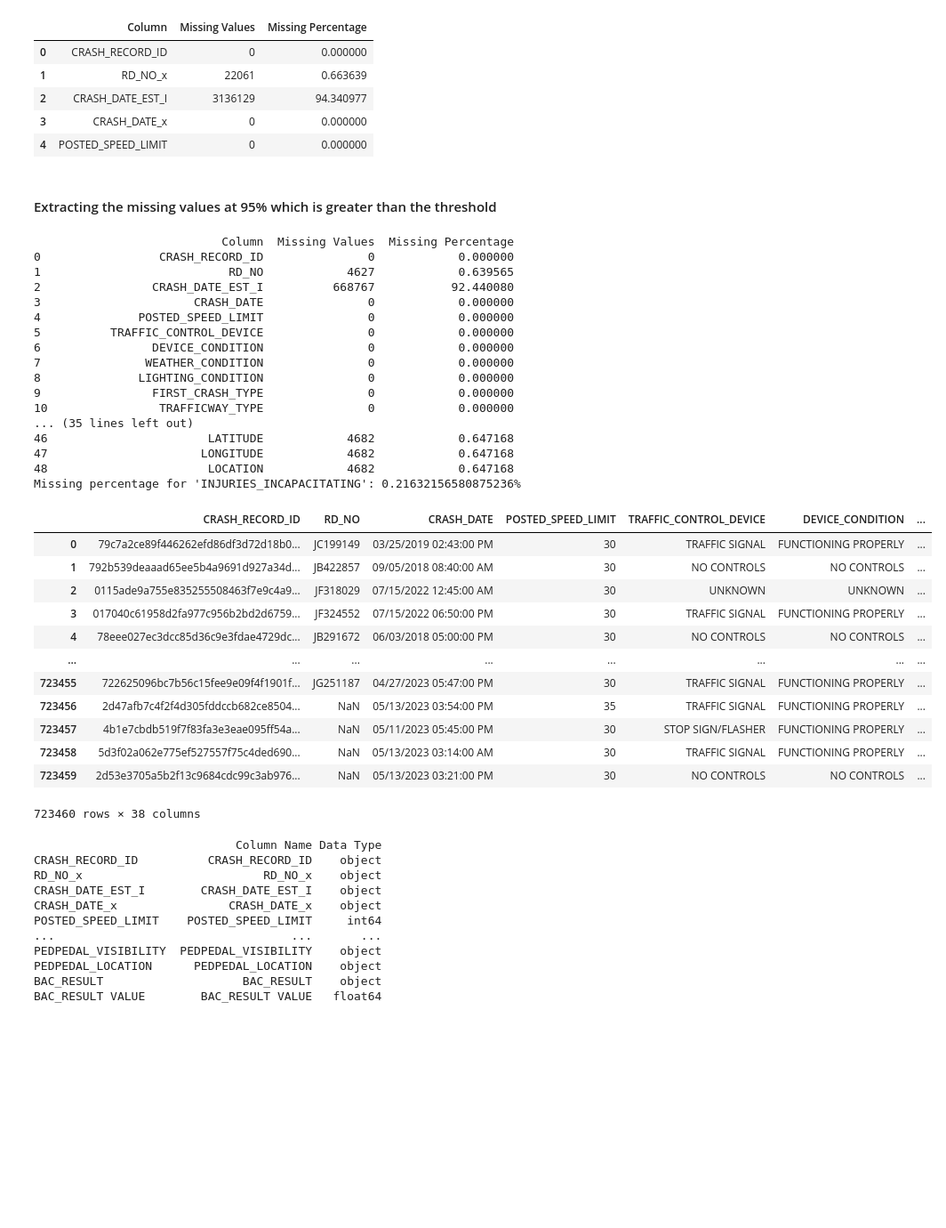
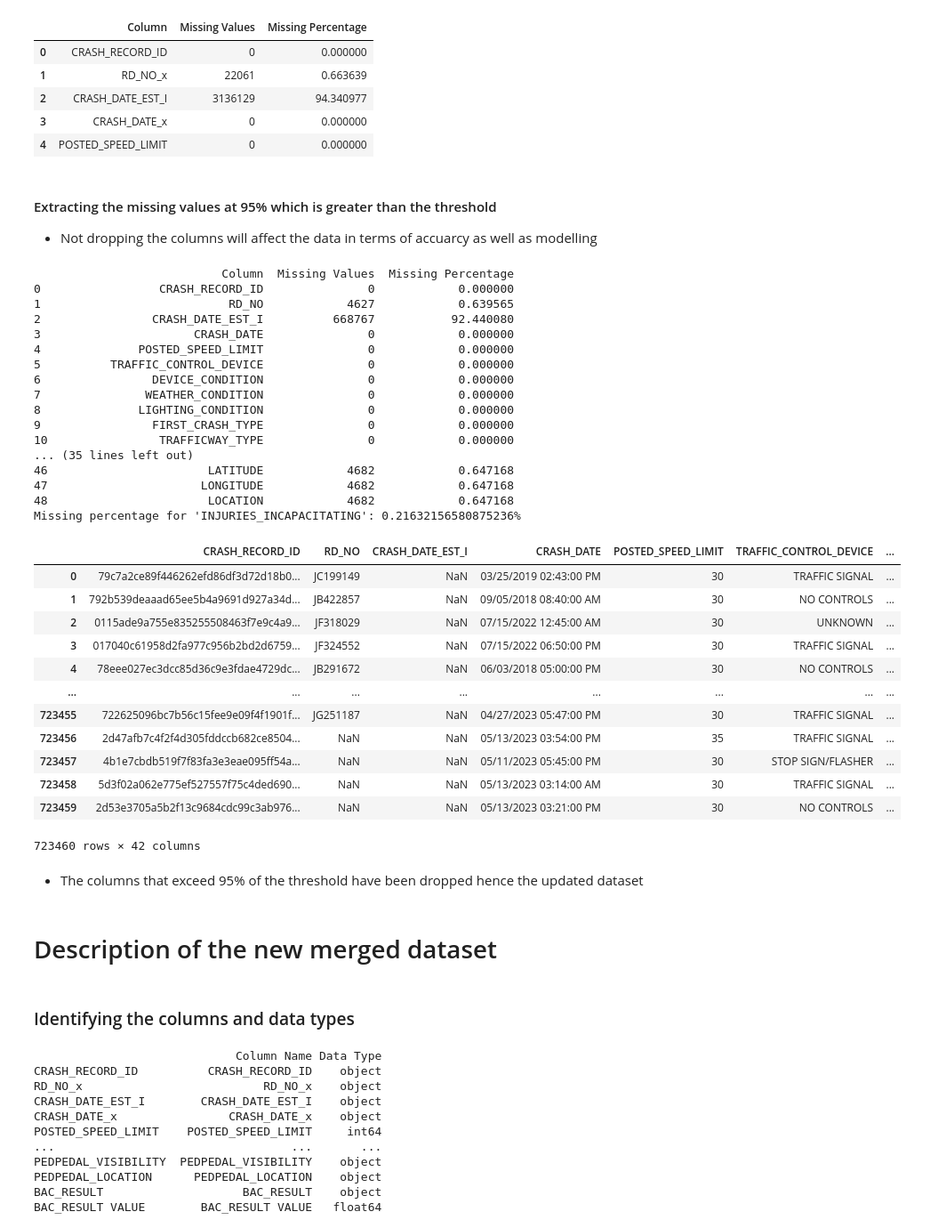
Before and after one commit to Edna722/ML-Projcet, a Jupyter notebook: Chicago notebook.ipynb, the cells around one changed output. Shown at 89% size. Cells and saved outputs as stored; diff of their text form; code cells hidden in the pictures; blank space fills up the shorter version.

```diff
--- a/Chicago notebook.ipynb
+++ b/Chicago notebook.ipynb
@@ -143,6 +147,7 @@ missing_data.head()
 | 4 | POSTED_SPEED_LIMIT | 0 | 0.000000 |
 # %% [markdown]
 #### Extracting the missing values at 95% which is greater than the threshold
+- Not dropping the columns will affect the data in terms of accuarcy as well as modelling
 # %%
 def extract_missing_values(dataset, threshold, column_to_keep):
     # Calculate the missing values and percentages
@@ -171,47 +176,53 @@ column_to_keep = ['PEDPEDAL_VISIBILITY']
 missing_data = calculate_missing_values(crashes)
 
 # Print the missing_data dataframe to inspect the missing values and percentages
 print(missing_data)
 
 # Check the missing percentage specifically for the 'INJURIES_INCAPACITATING' column
 missing_percentage_incapacitating = missing_data.loc[missing_data['Column'] == 'INJURIES_INCAPACITATING', 'Missing Percentage'].values[0]
 print(f"Missing percentage for 'INJURIES_INCAPACITATING': {missing_percentage_incapacitating}%")
 
 # Extract the columns with missing values exceeding 95% while retaining the specified columns
-modified_data = extract_missing_values(crashes, 10, column_to_keep)
+modified_data = extract_missing_values(crashes, 95, column_to_keep)
 
 modified_data
 # %% [output]
                            Column  Missing Values  Missing Percentage
 0                 CRASH_RECORD_ID               0            0.000000
 1                           RD_NO            4627            0.639565
 2                CRASH_DATE_EST_I          668767           92.440080
 3                      CRASH_DATE               0            0.000000
 4              POSTED_SPEED_LIMIT               0            0.000000
 5          TRAFFIC_CONTROL_DEVICE               0            0.000000
 6                DEVICE_CONDITION               0            0.000000
 7               WEATHER_CONDITION               0            0.000000
 8              LIGHTING_CONDITION               0            0.000000
 9                FIRST_CRASH_TYPE               0            0.000000
 10                TRAFFICWAY_TYPE               0            0.000000
 ... (35 lines left out)
 46                       LATITUDE            4682            0.647168
 47                      LONGITUDE            4682            0.647168
 48                       LOCATION            4682            0.647168
 Missing percentage for 'INJURIES_INCAPACITATING': 0.21632156580875236%
-|  | CRASH_RECORD_ID | RD_NO | CRASH_DATE | POSTED_SPEED_LIMIT | TRAFFIC_CONTROL_DEVICE | DEVICE_CONDITION | ... |
-| 0 | 79c7a2ce89f446262efd86df3d72d18b0... | JC199149 | 03/25/2019 02:43:00 PM | 30 | TRAFFIC SIGNAL | FUNCTIONING PROPERLY | ... |
-| 1 | 792b539deaaad65ee5b4a9691d927a34d... | JB422857 | 09/05/2018 08:40:00 AM | 30 | NO CONTROLS | NO CONTROLS | ... |
-| 2 | 0115ade9a755e835255508463f7e9c4a9... | JF318029 | 07/15/2022 12:45:00 AM | 30 | UNKNOWN | UNKNOWN | ... |
-| 3 | 017040c61958d2fa977c956b2bd2d6759... | JF324552 | 07/15/2022 06:50:00 PM | 30 | TRAFFIC SIGNAL | FUNCTIONING PROPERLY | ... |
-| 4 | 78eee027ec3dcc85d36c9e3fdae4729dc... | JB291672 | 06/03/2018 05:00:00 PM | 30 | NO CONTROLS | NO CONTROLS | ... |
+|  | CRASH_RECORD_ID | RD_NO | CRASH_DATE_EST_I | CRASH_DATE | POSTED_SPEED_LIMIT | TRAFFIC_CONTROL_DEVICE | ... |
+| 0 | 79c7a2ce89f446262efd86df3d72d18b0... | JC199149 | NaN | 03/25/2019 02:43:00 PM | 30 | TRAFFIC SIGNAL | ... |
+| 1 | 792b539deaaad65ee5b4a9691d927a34d... | JB422857 | NaN | 09/05/2018 08:40:00 AM | 30 | NO CONTROLS | ... |
+| 2 | 0115ade9a755e835255508463f7e9c4a9... | JF318029 | NaN | 07/15/2022 12:45:00 AM | 30 | UNKNOWN | ... |
+| 3 | 017040c61958d2fa977c956b2bd2d6759... | JF324552 | NaN | 07/15/2022 06:50:00 PM | 30 | TRAFFIC SIGNAL | ... |
+| 4 | 78eee027ec3dcc85d36c9e3fdae4729dc... | JB291672 | NaN | 06/03/2018 05:00:00 PM | 30 | NO CONTROLS | ... |
 | ... | ... | ... | ... | ... | ... | ... | ... |
-| 723455 | 722625096bc7b56c15fee9e09f4f1901f... | JG251187 | 04/27/2023 05:47:00 PM | 30 | TRAFFIC SIGNAL | FUNCTIONING PROPERLY | ... |
-| 723456 | 2d47afb7c4f2f4d305fddccb682ce8504... | NaN | 05/13/2023 03:54:00 PM | 35 | TRAFFIC SIGNAL | FUNCTIONING PROPERLY | ... |
-| 723457 | 4b1e7cbdb519f7f83fa3e3eae095ff54a... | NaN | 05/11/2023 05:45:00 PM | 30 | STOP SIGN/FLASHER | FUNCTIONING PROPERLY | ... |
-| 723458 | 5d3f02a062e775ef527557f75c4ded690... | NaN | 05/13/2023 03:14:00 AM | 30 | TRAFFIC SIGNAL | FUNCTIONING PROPERLY | ... |
-| 723459 | 2d53e3705a5b2f13c9684cdc99c3ab976... | NaN | 05/13/2023 03:21:00 PM | 30 | NO CONTROLS | NO CONTROLS | ... |
+| 723455 | 722625096bc7b56c15fee9e09f4f1901f... | JG251187 | NaN | 04/27/2023 05:47:00 PM | 30 | TRAFFIC SIGNAL | ... |
+| 723456 | 2d47afb7c4f2f4d305fddccb682ce8504... | NaN | NaN | 05/13/2023 03:54:00 PM | 35 | TRAFFIC SIGNAL | ... |
+| 723457 | 4b1e7cbdb519f7f83fa3e3eae095ff54a... | NaN | NaN | 05/11/2023 05:45:00 PM | 30 | STOP SIGN/FLASHER | ... |
+| 723458 | 5d3f02a062e775ef527557f75c4ded690... | NaN | NaN | 05/13/2023 03:14:00 AM | 30 | TRAFFIC SIGNAL | ... |
+| 723459 | 2d53e3705a5b2f13c9684cdc99c3ab976... | NaN | NaN | 05/13/2023 03:21:00 PM | 30 | NO CONTROLS | ... |
-723460 rows × 38 columns
+723460 rows × 42 columns
+# %% [markdown]
+- The columns that exceed 95% of the threshold have been dropped hence the updated dataset
+# %% [markdown]
+# Description of the new merged dataset
+# %% [markdown]
+### Identifying the columns and data types
 # %%
 # Identifying the columns and the data types in the merged datasets
 def describe_columns(merged_data):
```
Also changed, not shown: parts of 37 cells of this notebook.
